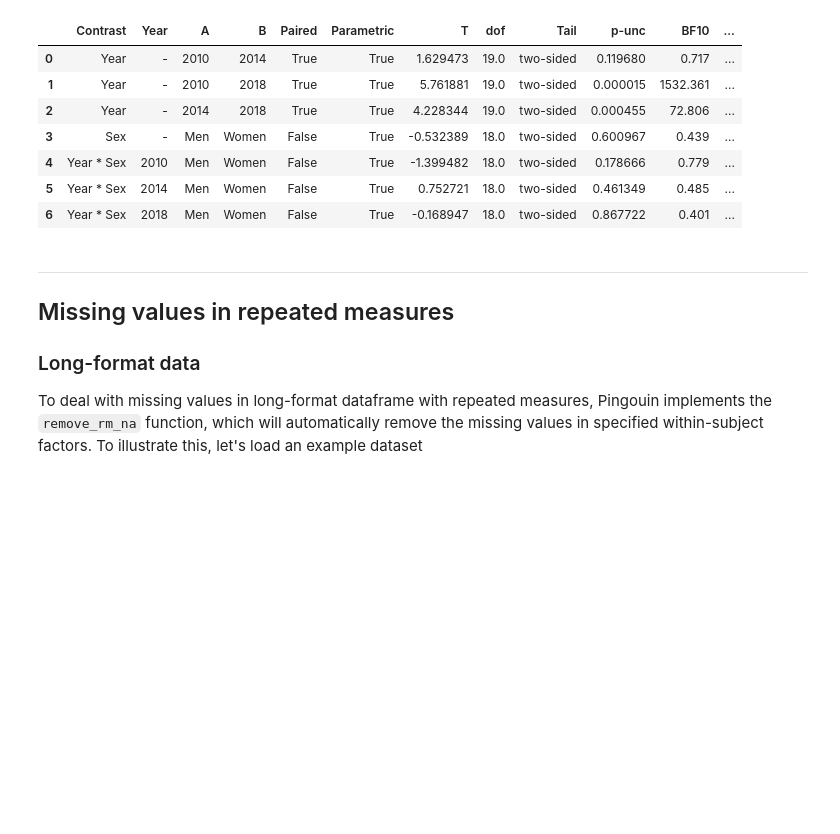
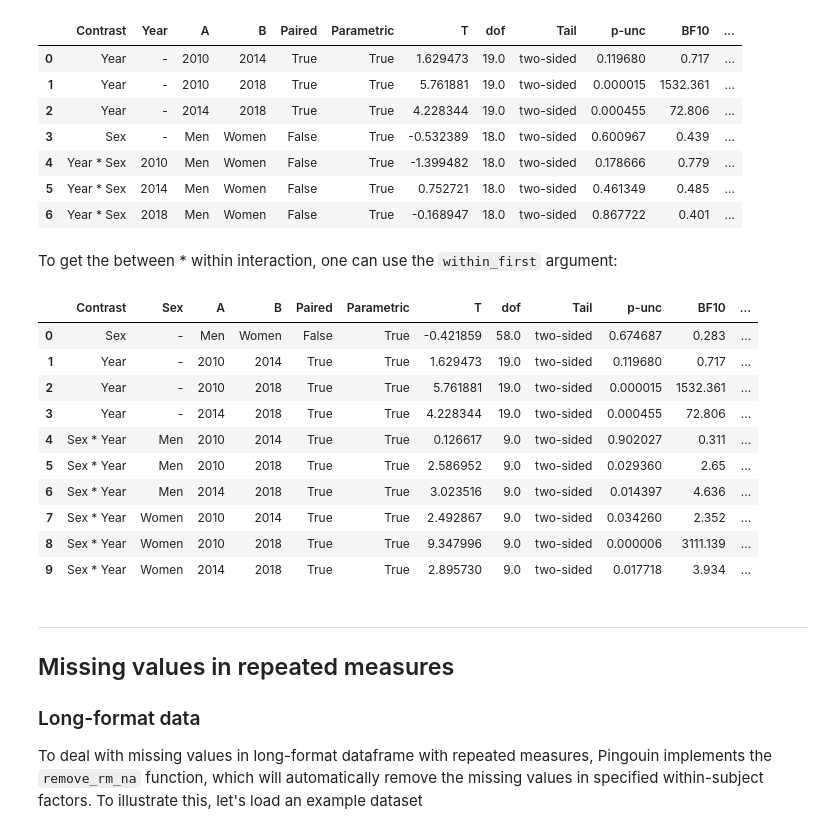
Before and after one commit to raphaelvallat/pingouin, a Jupyter notebook: notebooks/01_ANOVA.ipynb, the cells around one changed output. Cells and saved outputs as stored; diff of their text form; code cells hidden in the pictures; blank space fills up the shorter version.

Commit message:
Added within_first argument to pairwise_ttests function to change the order of the interaction term.

```diff
--- a/notebooks/01_ANOVA.ipynb
+++ b/notebooks/01_ANOVA.ipynb
@@ -341,6 +343,22 @@ pg.pairwise_ttests(data=df, dv='Memory', between='Sex', within='Year', subject='
 | 4 | Year * Sex | 2010 | Men | Women | False | True | -1.399482 | 18.0 | two-sided | 0.178666 | 0.779 | ... |
 | 5 | Year * Sex | 2014 | Men | Women | False | True | 0.752721 | 18.0 | two-sided | 0.461349 | 0.485 | ... |
 | 6 | Year * Sex | 2018 | Men | Women | False | True | -0.168947 | 18.0 | two-sided | 0.867722 | 0.401 | ... |
+# %% [markdown]
+To get the between * within interaction, one can use the `within_first` argument:
+# %%
+pg.pairwise_ttests(data=df, dv='Memory', between='Sex', within='Year', subject='Subject', within_first=False)
+# %% [output]
+|  | Contrast | Sex | A | B | Paired | Parametric | T | dof | Tail | p-unc | BF10 | ... |
+| 0 | Sex | - | Men | Women | False | True | -0.421859 | 58.0 | two-sided | 0.674687 | 0.283 | ... |
+| 1 | Year | - | 2010 | 2014 | True | True | 1.629473 | 19.0 | two-sided | 0.119680 | 0.717 | ... |
+| 2 | Year | - | 2010 | 2018 | True | True | 5.761881 | 19.0 | two-sided | 0.000015 | 1532.361 | ... |
+| 3 | Year | - | 2014 | 2018 | True | True | 4.228344 | 19.0 | two-sided | 0.000455 | 72.806 | ... |
+| 4 | Sex * Year | Men | 2010 | 2014 | True | True | 0.126617 | 9.0 | two-sided | 0.902027 | 0.311 | ... |
+| 5 | Sex * Year | Men | 2010 | 2018 | True | True | 2.586952 | 9.0 | two-sided | 0.029360 | 2.65 | ... |
+| 6 | Sex * Year | Men | 2014 | 2018 | True | True | 3.023516 | 9.0 | two-sided | 0.014397 | 4.636 | ... |
+| 7 | Sex * Year | Women | 2010 | 2014 | True | True | 2.492867 | 9.0 | two-sided | 0.034260 | 2.352 | ... |
+| 8 | Sex * Year | Women | 2010 | 2018 | True | True | 9.347996 | 9.0 | two-sided | 0.000006 | 3111.139 | ... |
+| 9 | Sex * Year | Women | 2014 | 2018 | True | True | 2.895730 | 9.0 | two-sided | 0.017718 | 3.934 | ... |
 # %% [markdown]
 ***
 
```
Also changed, not shown: parts of 2 cells of this notebook, 4 other files.
